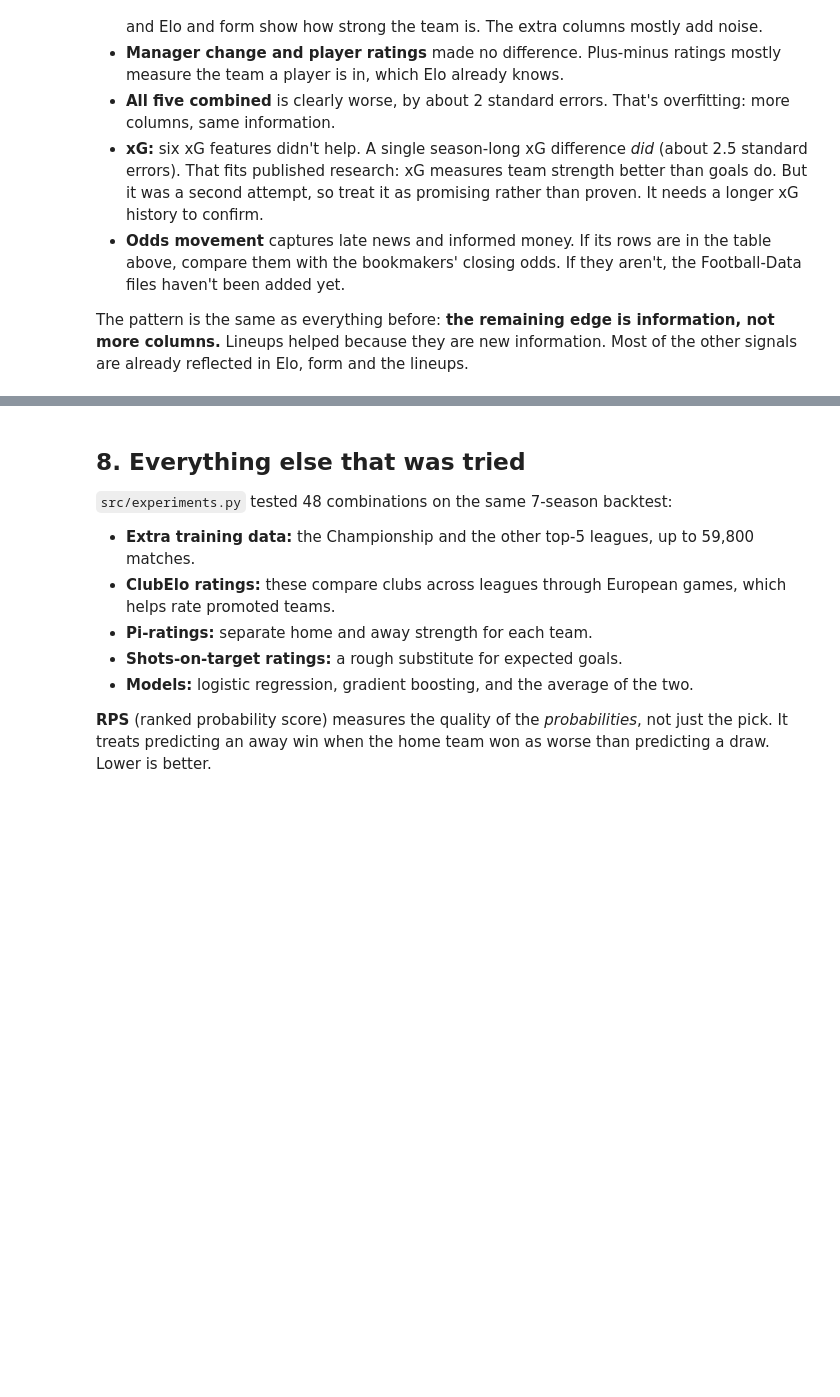
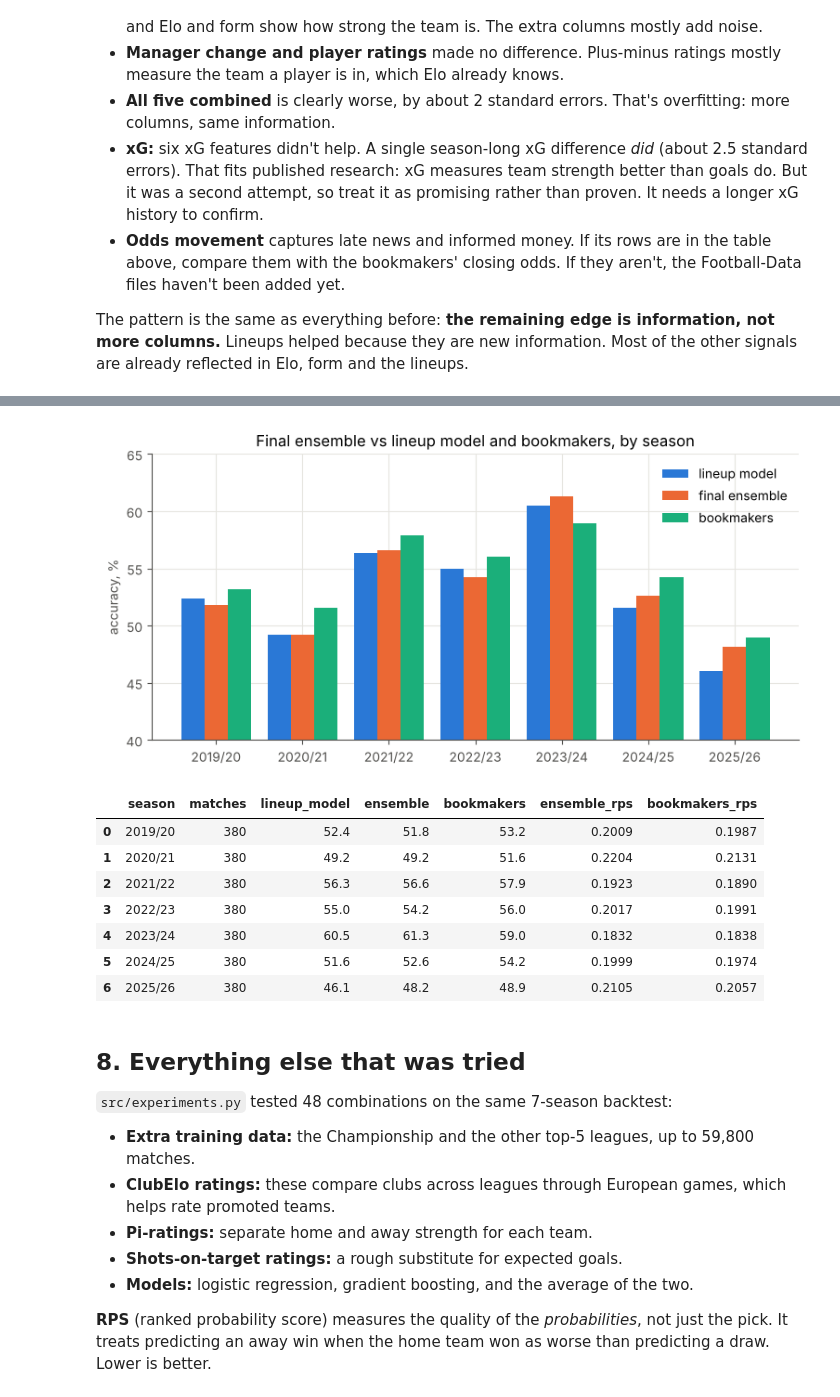
Before and after one commit to jcosta92/PL_Predictions, a Jupyter notebook: notebooks/PL_Predictions_walkthrough.ipynb, the cells around one changed output, grey strips where cells are left out. Drawn from its saved outputs; the diff is of its cells as text; code cells hidden in the pictures; blank space fills up the shorter version.

```diff
--- a/notebooks/PL_Predictions_walkthrough.ipynb
+++ b/notebooks/PL_Predictions_walkthrough.ipynb
@@ -461,3 +501,23 @@ The pattern is the same as everything before: **the remaining edge is informatio
+# %%
+fb = pd.read_csv(ROOT / "reports/final_backtest_by_season.csv")
+fig, ax = plt.subplots(figsize=(9, 4))
+x = np.arange(len(fb))
+for i, (c, lab, col) in enumerate([("lineup_model", "lineup model", "#2a78d6"), ("ensemble", "final ensemble", "#eb6834"), ("bookmakers", "bookmakers", "#1baf7a")]):
+    ax.bar(x + (i - 1) * 0.27, 100 * fb[c], 0.27, label=lab, color=col)
+ax.set_xticks(x, fb.season); ax.set_ylim(40, 65); ax.set_ylabel("accuracy, %"); ax.legend(frameon=False)
+ax.set_title("Final ensemble vs lineup model and bookmakers, by season")
+plt.show()
+fb.assign(**{c: (100 * fb[c]).round(1) for c in ["lineup_model", "ensemble", "bookmakers"]})
+# %% [output]
+[figure, added]
+|  | season | matches | lineup_model | ensemble | bookmakers | ensemble_rps | bookmakers_rps |
+| 0 | 2019/20 | 380 | 52.4 | 51.8 | 53.2 | 0.2009 | 0.1987 |
+| 1 | 2020/21 | 380 | 49.2 | 49.2 | 51.6 | 0.2204 | 0.2131 |
+| 2 | 2021/22 | 380 | 56.3 | 56.6 | 57.9 | 0.1923 | 0.1890 |
+| 3 | 2022/23 | 380 | 55.0 | 54.2 | 56.0 | 0.2017 | 0.1991 |
+| 4 | 2023/24 | 380 | 60.5 | 61.3 | 59.0 | 0.1832 | 0.1838 |
+| 5 | 2024/25 | 380 | 51.6 | 52.6 | 54.2 | 0.1999 | 0.1974 |
+| 6 | 2025/26 | 380 | 46.1 | 48.2 | 48.9 | 0.2105 | 0.2057 |
 # %% [markdown]
 ## 8. Everything else that was tried
 
```
Also changed, not shown: parts of 4 cells of this notebook, 17 other files.
